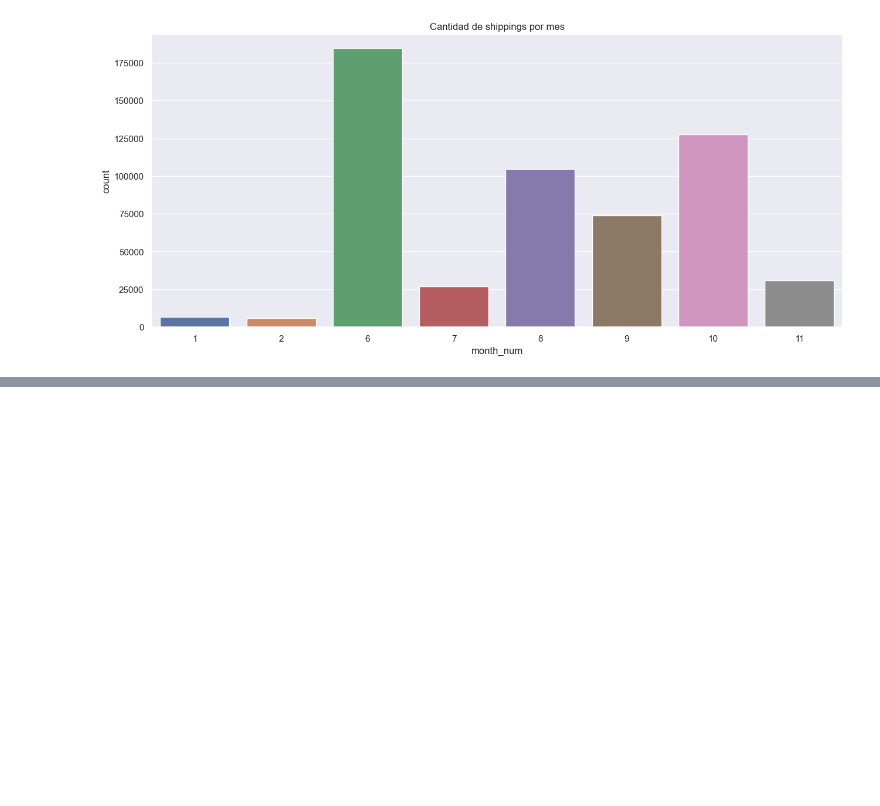
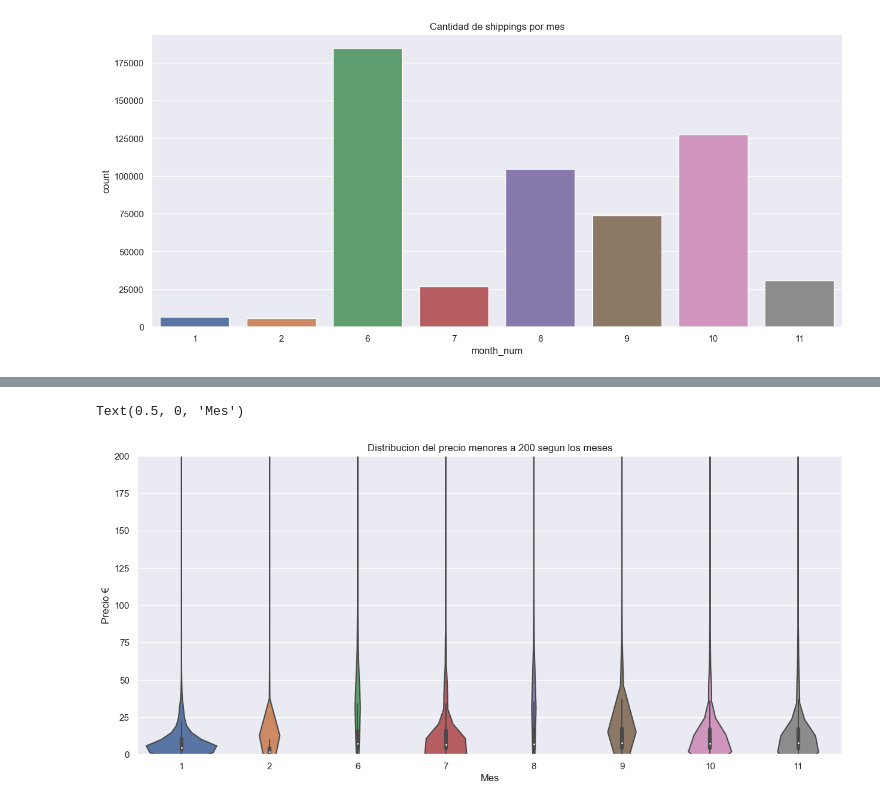
Before and after one commit to alejovillores/TP4_oganizacion_de_datos, a Jupyter notebook: data_exploration_shipping_skilroad.ipynb, the cells around one changed output, grey strips where cells are left out. Drawn from its saved outputs; the diff is of its cells as text; code cells hidden in the pictures; blank space fills up the shorter version.

```diff
--- a/data_exploration_shipping_skilroad.ipynb
+++ b/data_exploration_shipping_skilroad.ipynb
@@ -168,0 +244,3 @@ Name: year, dtype: int64
+# %%
+col = {'price':'price_in_btc','Price':'btc_price'}
+shipping.rename(columns=col,inplace=True)
@@ -168,0 +268,3 @@ Name: year, dtype: int64
+# %%
+shipping['EU_price'] = shipping['price_in_btc']*shipping['btc_price']
+shipping
@@ -168,0 +290,3 @@ Name: year, dtype: int64
+# %%
+#filtramos los precios ridiculamente altos de envio.
+shipping_short= shipping[(shipping['EU_price'] >= 0) & (shipping['EU_price'] <= 5000)]
@@ -182,0 +331,10 @@ Text(0.5, 1.0, 'Cantidad de shippings por mes')
+# %%
+sns.set(rc={"figure.dpi":100,'figure.figsize':(15.2,6.6)})
+plt.ylim((0,200))
+ax = sns.violinplot(data=shipping_short,y='EU_price',x='month_num')
+ax.set_title('Distribucion del precio menores a 200 segun los meses')
+ax.set_ylabel("Precio €")
+ax.set_xlabel("Mes")
+# %% [output]
+Text(0.5, 0, 'Mes')
+[figure, added]
```
Also changed, not shown: parts of 27 cells of this notebook, 1 other file.
